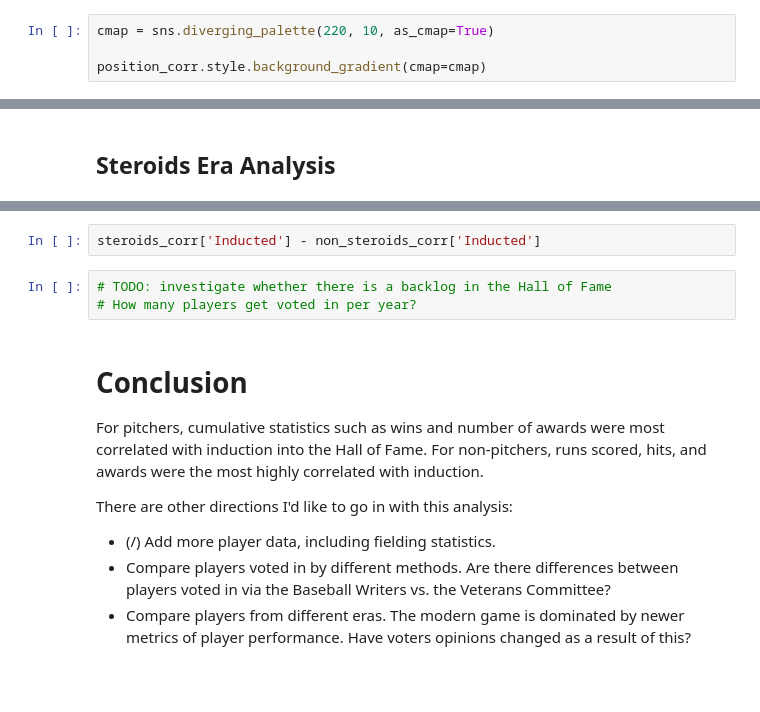
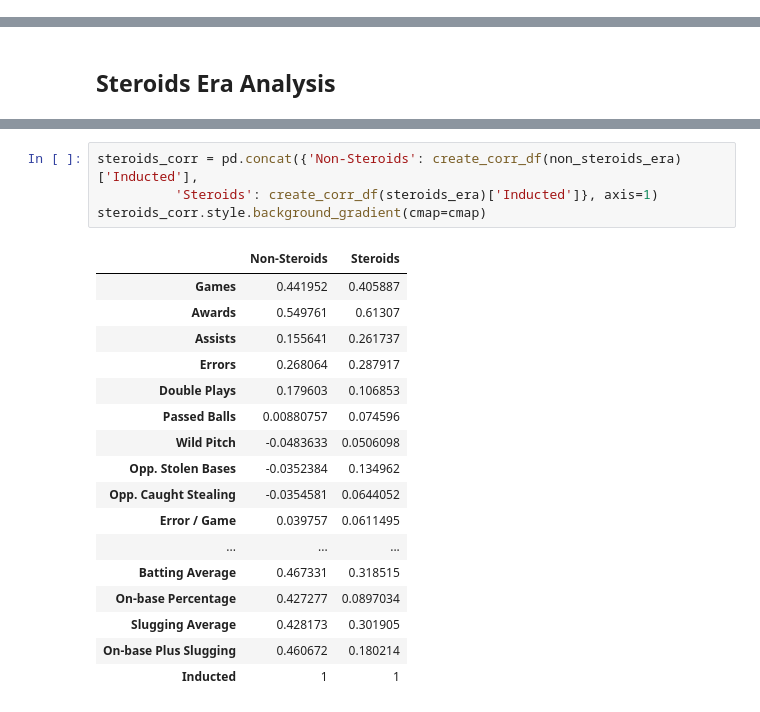
Before and after one commit to hueykwik/baseballhof, a Jupyter notebook: Baseball Hall of Fame Analysis.ipynb, the cells around one changed output, grey strips where cells are left out. Cells and saved outputs as stored; diff of their text form; blank space fills up the shorter version.

```diff
--- a/Baseball Hall of Fame Analysis.ipynb
+++ b/Baseball Hall of Fame Analysis.ipynb
@@ -440,7 +453,3 @@ position_corr.style.background_gradient(cmap=cmap)
 | Slugging Average | 0.417288 | 0.426341 | 0.410915 | 0.441782 | 0.302273 | 0.467495 |
 | On-base Plus Slugging | 0.398995 | 0.510052 | 0.463361 | 0.519868 | 0.364685 | 0.437156 |
 | Inducted | 1 | 1 | 1 | 1 | 1 | 1 |
-# %%
-cmap = sns.diverging_palette(220, 10, as_cmap=True)
-
-position_corr.style.background_gradient(cmap=cmap)
@@ -888,15 +531,22 @@ Name: inducted, dtype: float64
-# %%
-steroids_corr['Inducted'] - non_steroids_corr['Inducted']
-# %%
-# TODO: investigate whether there is a backlog in the Hall of Fame
-# How many players get voted in per year?
-# %% [markdown]
-# Conclusion
-For pitchers, cumulative statistics such as wins and number of awards were most correlated with induction into the Hall of Fame.
-For non-pitchers, runs scored, hits, and awards were the most highly correlated with induction.
-
-There are other directions I'd like to go in with this analysis:
-
-* (/) Add more player data, including fielding statistics.
-* Compare players voted in by different methods. Are there differences between players voted in via the Baseball Writers vs. the Veterans Committee?
-* Compare players from different eras. The modern game is dominated by newer metrics of player performance. Have voters opinions changed as a result of this?
+# %%
+steroids_corr = pd.concat({'Non-Steroids': create_corr_df(non_steroids_era)['Inducted'],
+          'Steroids': create_corr_df(steroids_era)['Inducted']}, axis=1)
+steroids_corr.style.background_gradient(cmap=cmap)
+# %% [output]
+|  | Non-Steroids | Steroids |
+| Games | 0.441952 | 0.405887 |
+| Awards | 0.549761 | 0.61307 |
+| Assists | 0.155641 | 0.261737 |
+| Errors | 0.268064 | 0.287917 |
+| Double Plays | 0.179603 | 0.106853 |
+| Passed Balls | 0.00880757 | 0.074596 |
+| Wild Pitch | -0.0483633 | 0.0506098 |
+| Opp. Stolen Bases | -0.0352384 | 0.134962 |
+| Opp. Caught Stealing | -0.0354581 | 0.0644052 |
+| Error / Game | 0.039757 | 0.0611495 |
+| ... | ... | ... |
+| Batting Average | 0.467331 | 0.318515 |
+| On-base Percentage | 0.427277 | 0.0897034 |
+| Slugging Average | 0.428173 | 0.301905 |
+| On-base Plus Slugging | 0.460672 | 0.180214 |
+| Inducted | 1 | 1 |
```
Also changed, not shown: parts of 43 cells of this notebook, 1 other file.
